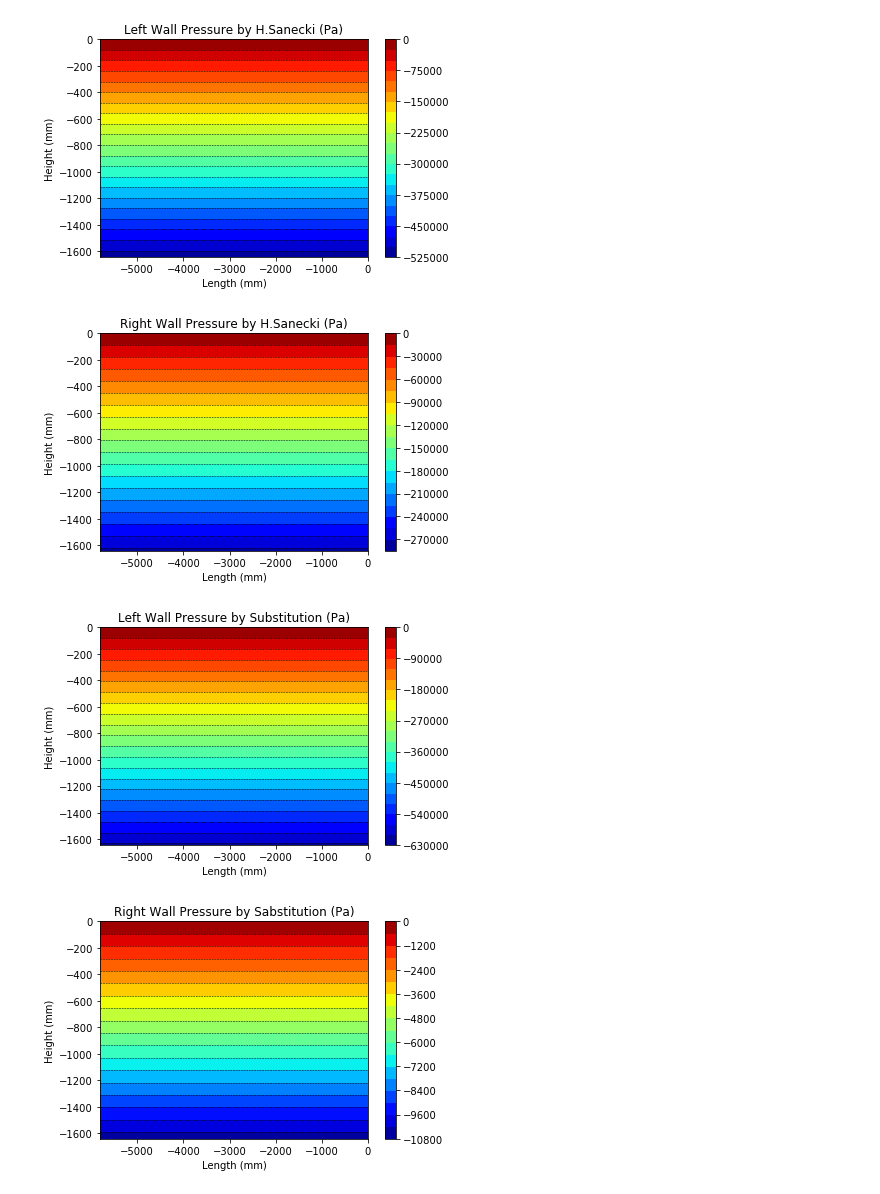
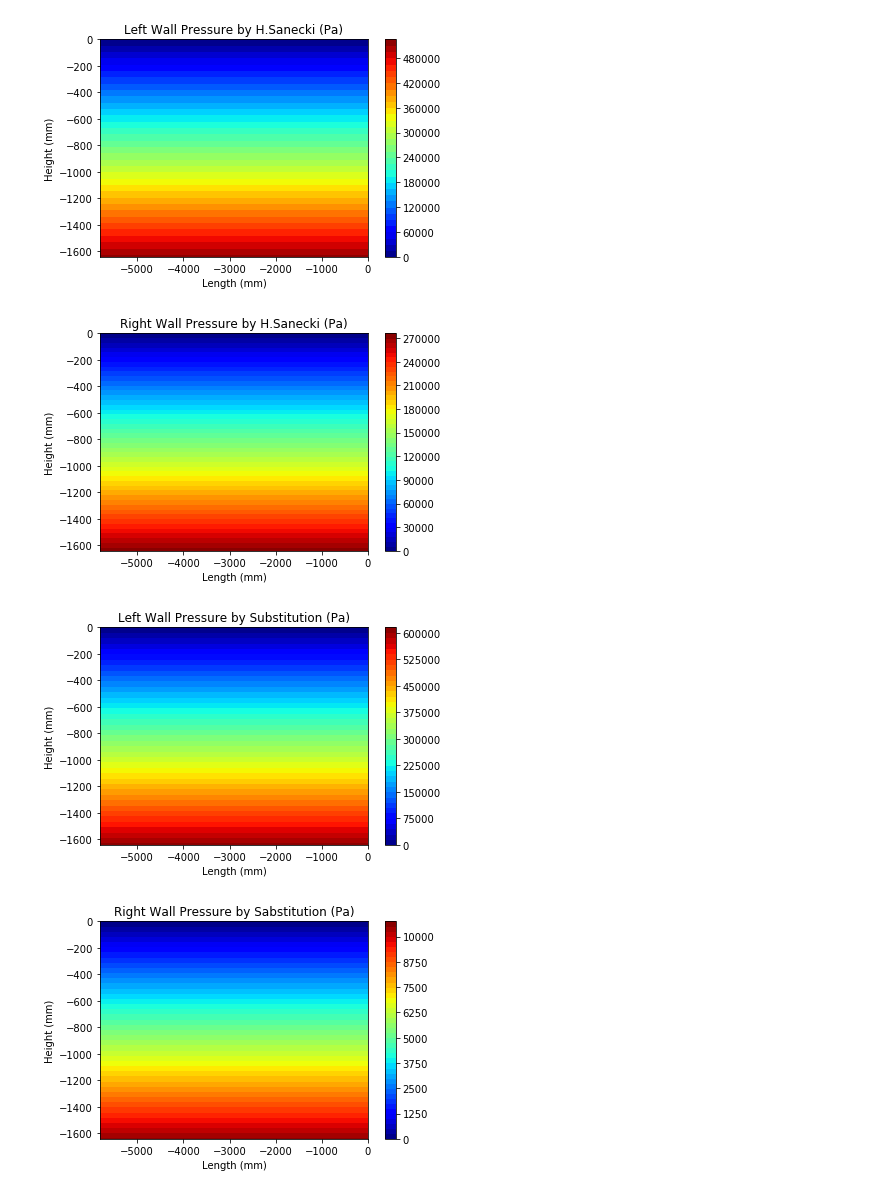
Before and after one commit to Jimit04/Calculations, a Jupyter notebook: HSanecki_Substitution.ipynb, the cells around one changed output. Saved outputs shown, nothing was run; the diff lists cells and outputs as text; code cells hidden in the pictures.

```diff
--- a/HSanecki_Substitution.ipynb
+++ b/HSanecki_Substitution.ipynb
@@ -56,6 +56,7 @@ F = 0.5*rho*L*ayz*g*(h**2)
 #Coefficient for Side wall 1 & 2 by H.Sanecki
 KH1 = cos(e)*((cos(phi-e))**2)/((cos(e)**3))
 KH2 = cos(e)*((cos(phi+e))**2)/((cos(e)**3))
+print ("K factors for Left & Right By H.Sanecki = {}, {}".format(KH1, KH2))
 
 #Pressure function for Wall 1 & 2 by H.Sanecki
 FH1 = F*KH1
@@ -65,7 +66,7 @@ FH2 = F*KH2
 omega = asin(Ftrans/(2*F*sin(phi)))
 KS1 = cos(phi-omega)
 KS2 = cos(phi+omega)
-
+print ("K factors for Left & Right By Sabstitution = {}, {}".format(KS1, KS2))
 #Pressure function for Wall 1 & 2 by Substitution
 FS1 = F*KS1
 FS2 = F*KS2
@@ -74,18 +75,20 @@ FS2 = F*KS2
 diffH = ((FH1-FH2) - Ftrans)
 diffS = ((FS1-FS2) - Ftrans)
 print ("Reference Hydrostatic Force = {} N".format(round(F,0)))
+print ("Lateral Transfer Force = {} N".format(round(Ftrans,0)))
 print ("Left & Right Wall Force by H.Sanecki = {} N, {} N".format(round(FH1,0),round(FH2,0)))
 print ("Left & Right Wall Force by Substitution = {} N, {} N".format(round(FS1,0),round(FS2,0)))
 print ("Force Error in H.Sanecki = %f N" %diffH)
 print ("Force Error in Sabstitution = %f N" %diffS)
 
 
+
 #Pressure Plotting
 def myplot(n,x,y,z,title,xlabel,ylabel):
     plt.figure(n)
     plt.title(title)
-    plt.contour(x,y,z,20,linewidths=0.5, colors='k')
-    plt.contourf(x,y,z,20,cmap=plt.cm.jet)
+    #plt.contour(x,y,z,20,linewidths=0.5, colors='k')
+    plt.contourf(x,y,z,50,cmap=plt.cm.jet)
     plt.colorbar()
     plt.xlabel(xlabel)
     plt.ylabel(ylabel)
@@ -99,13 +102,13 @@ Hp= np.linspace(0,-h,div)
 [l1, h1] = np.meshgrid(Lp, Hp)
 [b1, h1] = np.meshgrid(Bp, Hp)
 
-p11 = rho*ayz*g*h1*KH1*10E6
-p12 = rho*ayz*g*h1*KH2*10E6
+p11 = abs(rho*ayz*g*h1*KH1*10E6)
+p12 = abs(rho*ayz*g*h1*KH2*10E6)
 myplot(1,l1,h1,p11,"Left Wall Pressure by H.Sanecki (Pa)","Length (mm)", "Height (mm)")
 myplot(2,l1,h1,p12,"Right Wall Pressure by H.Sanecki (Pa)","Length (mm)", "Height (mm)")
 
-p21 = rho*ayz*g*h1*KS1*10E6
-p22 = rho*ayz*g*h1*KS2*10E6
+p21 = abs(rho*ayz*g*h1*KS1*10E6)
+p22 = abs(rho*ayz*g*h1*KS2*10E6)
 myplot(3,l1,h1,p21,"Left Wall Pressure by Substitution (Pa)","Length (mm)", "Height (mm)")
 myplot(4,l1,h1,p22,"Right Wall Pressure by Sabstitution (Pa)","Length (mm)", "Height (mm)")
 # %% [output]
@@ -113,8 +119,8 @@ Reference Hydrostatic Force = 295131.0 N
 Left & Right Wall Force by H.Sanecki = 245012.0 N, 130467.0 N
 Left & Right Wall Force by Substitution = 287534.0 N, 5006.0 N
 Force Error in H.Sanecki = -167982.274731 N
 Force Error in Sabstitution = -0.000000 N
-[figure, old version]
+[figure, new version]
-[figure, old version]
+[figure, new version]
-[figure, old version]
+[figure, new version]
-[figure, old version]
+[figure, new version]
```
Also changed, not shown: parts of 1 cell of this notebook.
